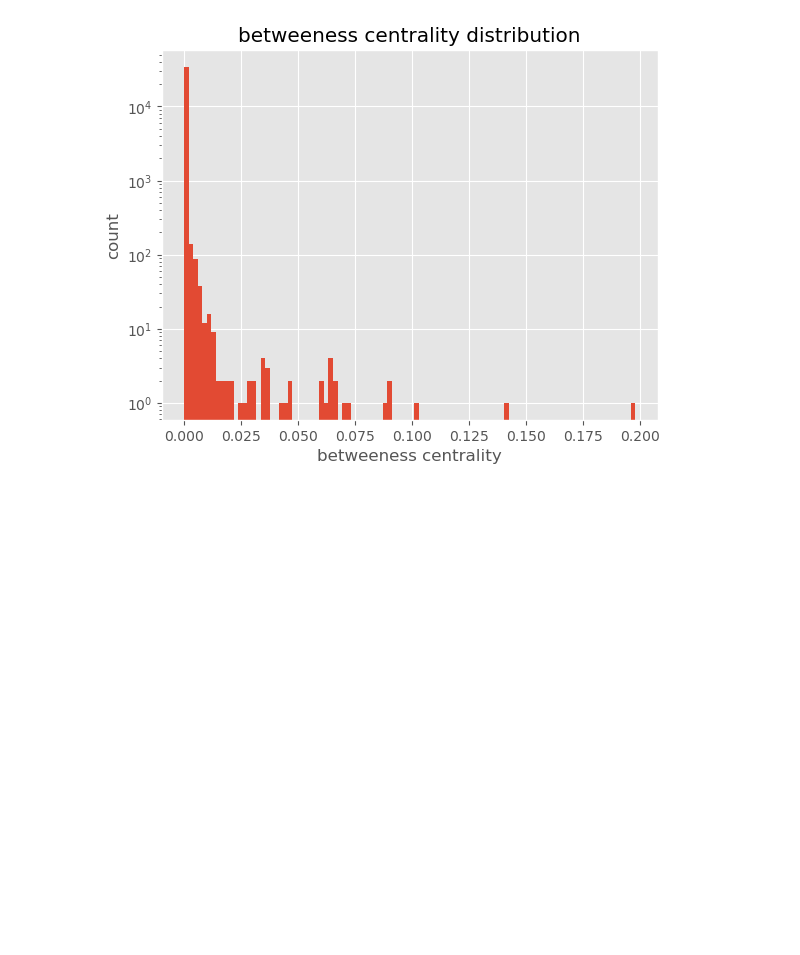
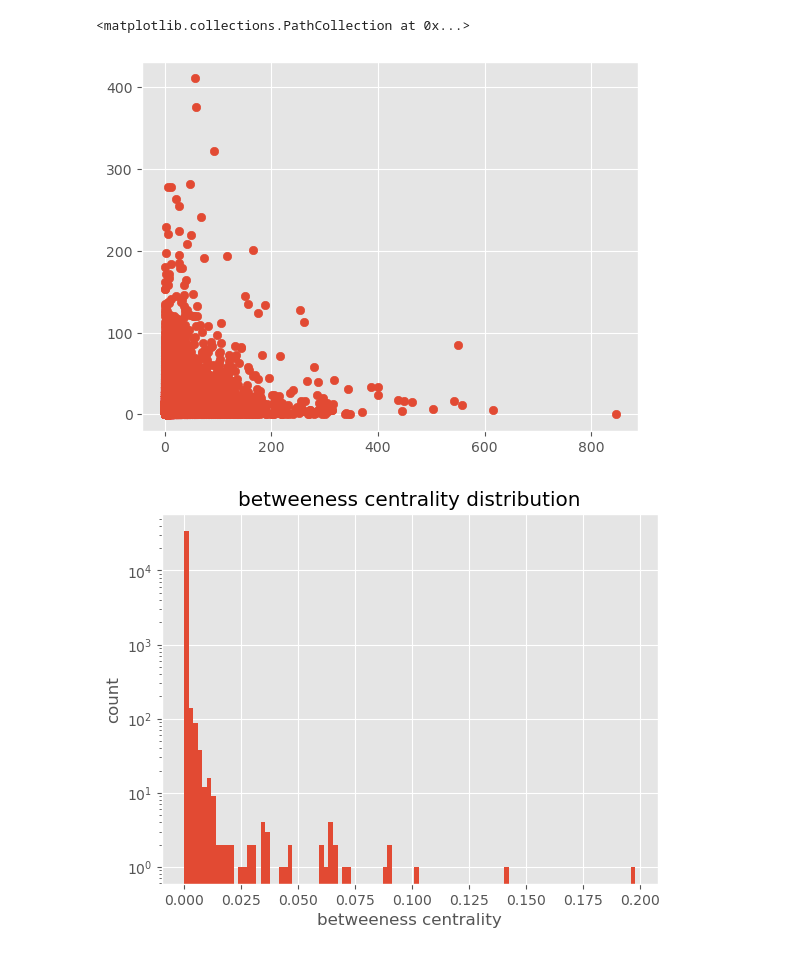
Before and after one commit to Marcus-Friis/research-project, a Jupyter notebook: notebooks/dataanalysis.ipynb, the cells around one changed output. Cells and saved outputs as stored; diff of their text form; code cells hidden in the pictures; blank space fills up the shorter version.

```diff
--- a/notebooks/dataanalysis.ipynb
+++ b/notebooks/dataanalysis.ipynb
@@ -32,3 +55,9 @@ for ax in fig.axes:
+# %%
+fig, ax = plt.subplots()
+ax.scatter(in_degrees, out_degrees)
+# %% [output]
+<matplotlib.collections.PathCollection at 0x...>
+[figure, added]
 # %%
 fig, ax = plt.subplots()
 betweeness = nx.betweenness_centrality(G, k=100)
```
Also changed, not shown: parts of 3 cells of this notebook.
